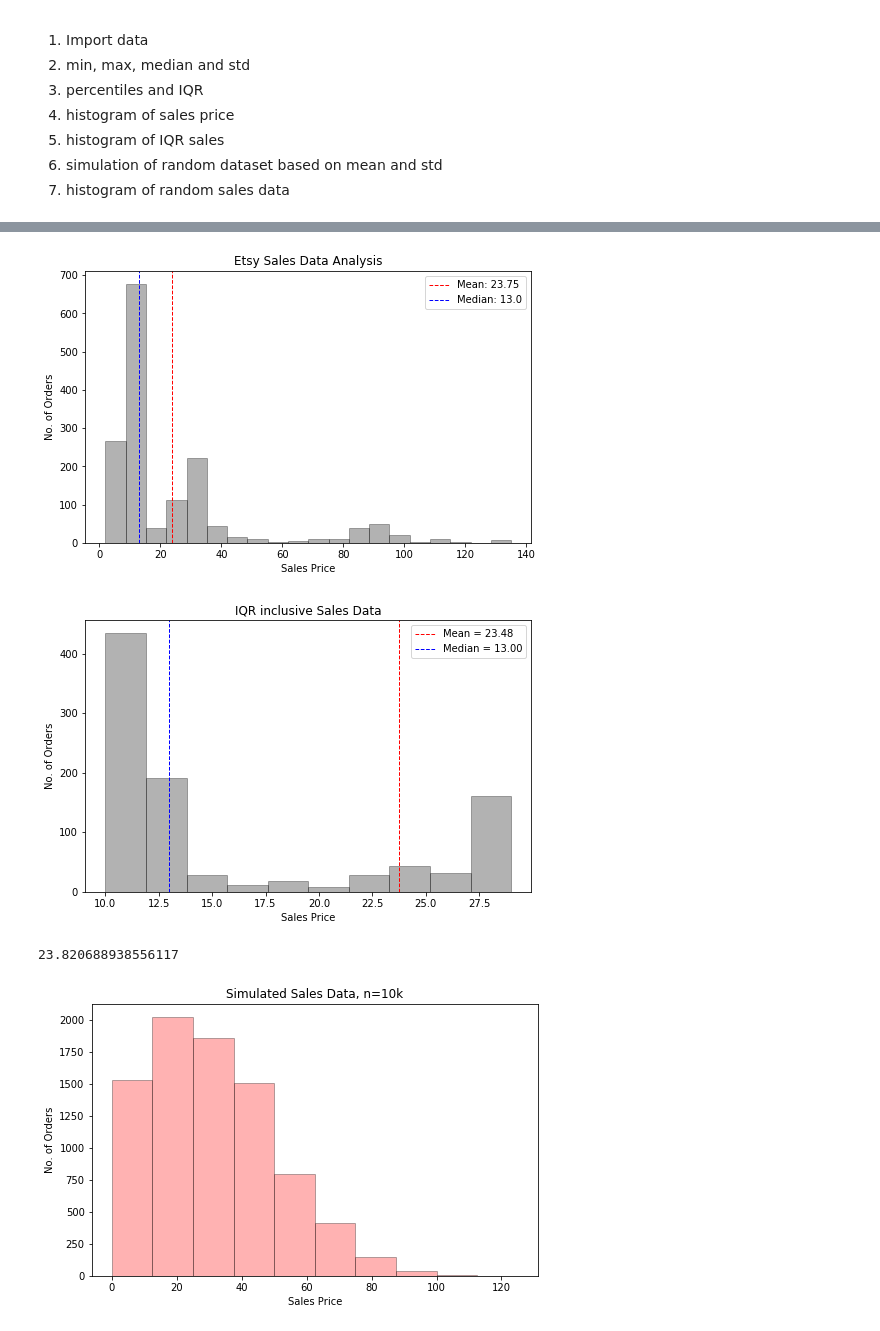
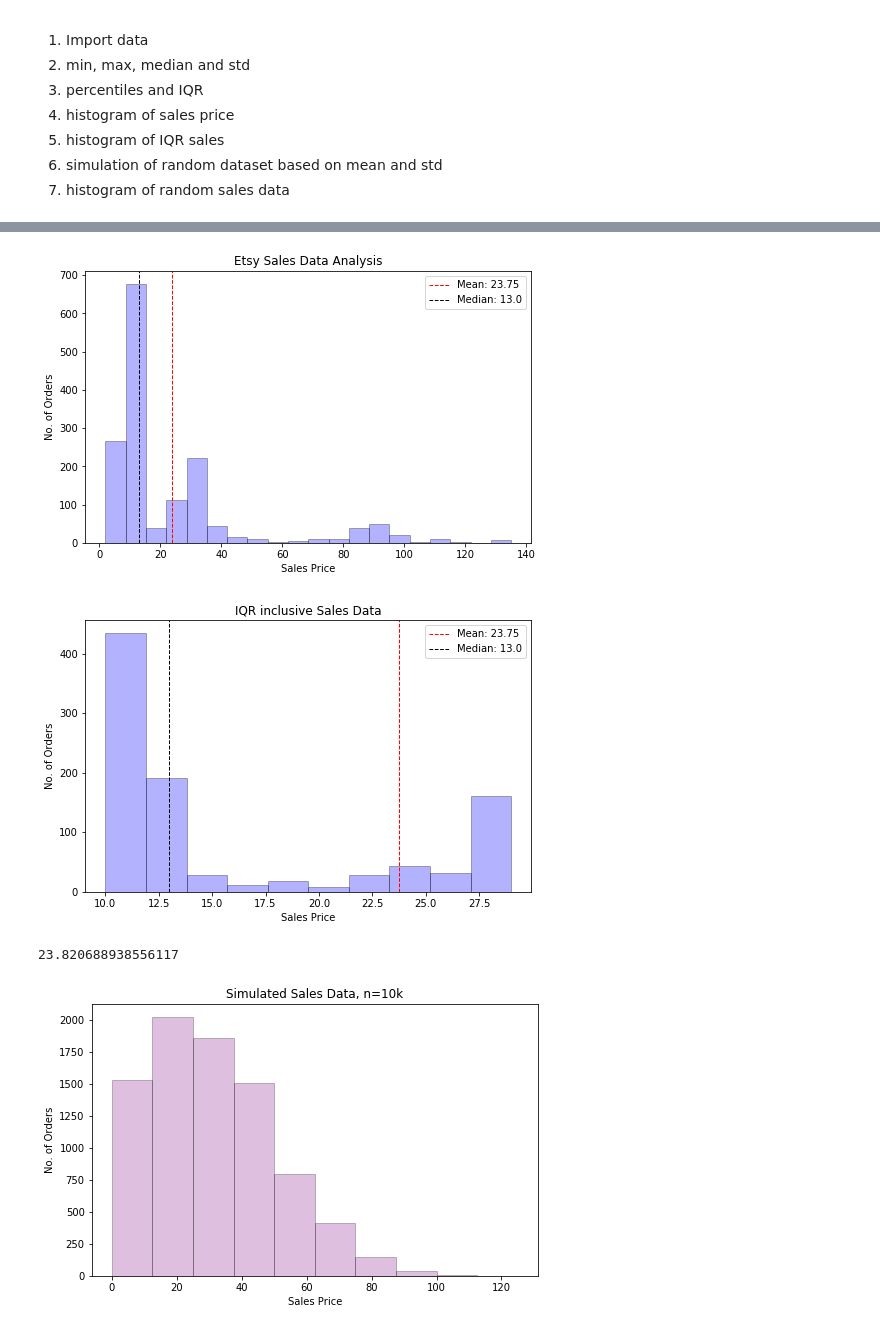
Before and after one commit to ben-bergan/jupyter_notebooks, a Jupyter notebook: notebooks/sales_statistics.ipynb, the cells around one changed output, grey strips where cells are left out. Saved outputs shown, nothing was run; the diff lists cells and outputs as text; code cells hidden in the pictures.

```diff
--- a/notebooks/sales_statistics.ipynb
+++ b/notebooks/sales_statistics.ipynb
@@ -52,27 +52,27 @@ The 75th percent quartile is 29.0
 # %%
 plt.figure(figsize=(8,5))
-plt.hist(sales_list_sorted, bins=20, color='black',edgecolor='k', alpha=0.30)
+plt.hist(sales_list_sorted, bins=20, color='blue',edgecolor='k', alpha=0.30)
 plt.axvline(sales_mean, color='red', linestyle='dashed', linewidth=1, label = ('Mean: '+str(sales_mean)))
-plt.axvline(sales_med, color='blue', linestyle='dashed', linewidth=1, label = ('Median: '+str(sales_med)))
+plt.axvline(sales_med, color='black', linestyle='dashed', linewidth=1, label = ('Median: '+str(sales_med)))
 plt.xlabel('Sales Price')
 plt.ylabel('No. of Orders')
 plt.title('Etsy Sales Data Analysis')
 plt.legend()
 plt.show()
 # %% [output]
-[figure, old version]
+[figure, new version]
 # %%
 plt.figure(figsize=(8,5))
-plt.hist(sales_list_sorted, bins=10, range=(10,29),color='black',edgecolor='k', alpha=0.30)
-plt.axvline(sales_mean, color='red', linestyle='dashed', linewidth=1, label = 'Mean = 23.48')
-plt.axvline(sales_med, color='blue', linestyle='dashed', linewidth=1, label = 'Median = 13.00')
+plt.hist(sales_list_sorted, bins=10, range=(10,29),color='blue',edgecolor='k', alpha=0.30)
+plt.axvline(sales_mean, color='red', linestyle='dashed', linewidth=1, label = ('Mean: '+str(sales_mean)))
+plt.axvline(sales_med, color='black', linestyle='dashed', linewidth=1, label = ('Median: '+str(sales_med)))
 plt.xlabel('Sales Price')
 plt.ylabel('No. of Orders')
 plt.title('IQR inclusive Sales Data')
 plt.legend()
 plt.show()
 # %% [output]
-[figure, old version]
+[figure, new version]
 # %%
 sim = np.random.normal(sales_mean, sales_std, size=10000)
 sim.mean()
@@ -80,10 +80,10 @@ sim.mean()
 23.820688938556117
 # %%
 plt.figure(figsize=(8,5))
-plt.hist(sim, range=(0,125),color='red',edgecolor='k', alpha=0.30)
+plt.hist(sim, range=(0,125),color='purple',edgecolor='k', alpha=0.25)
 plt.xlabel('Sales Price')
 plt.ylabel('No. of Orders')
 plt.title('Simulated Sales Data, n=10k')
 plt.show()
 # %% [output]
-[figure, old version]
+[figure, new version]
```
Also changed, not shown: parts of 1 cell of this notebook.
